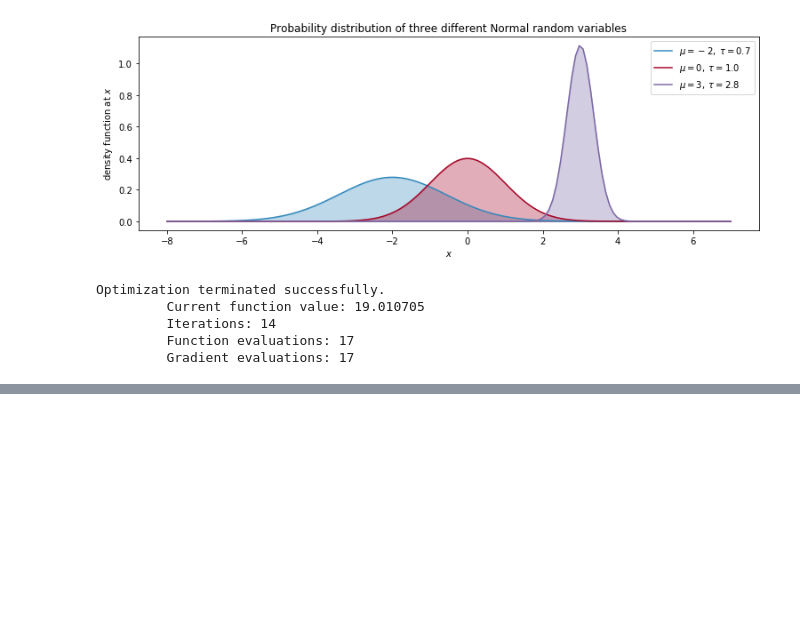
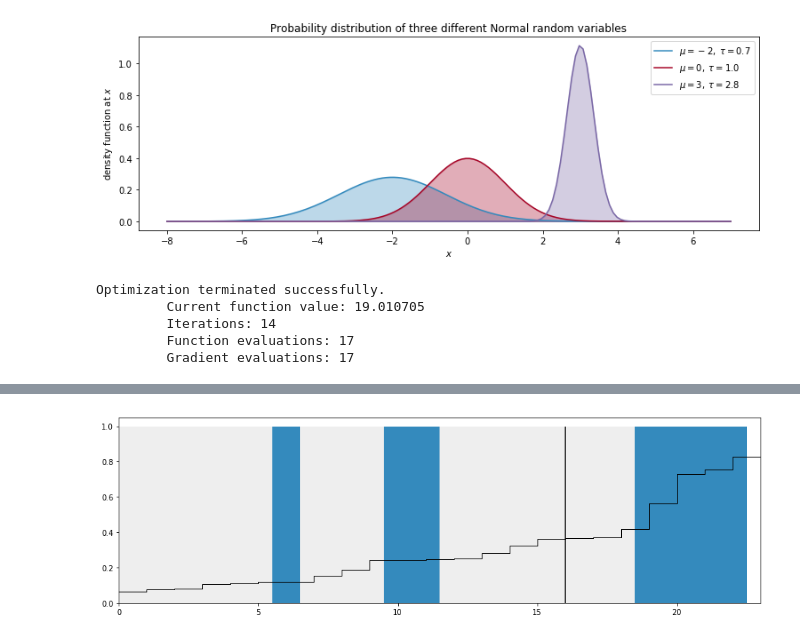
Before and after one commit to TanUkkii007/Probabilistic-Programming-and-Bayesian-Methods-for-Hackers, a Jupyter notebook: ch02/Ch2_MorePyMC_PyMC3.ipynb, the cells around one changed output, grey strips where cells are left out. Drawn from its saved outputs; the diff is of its cells as text; code cells hidden in the pictures; blank space fills up the shorter version.

```diff
--- a/ch02/Ch2_MorePyMC_PyMC3.ipynb
+++ b/ch02/Ch2_MorePyMC_PyMC3.ipynb
@@ -518,0 +554,5 @@ mquantiles(a, prob=[0.25, 0.5, 0.75], alphap=0.4, betap=0.4, axis=None, limit=()
+# %%
+posterior_probability = simulations.mean(axis=0)
+print("posterior prob of defect | realized defect ")
+for i in range(len(D)):
+    print("%.2f                                 |  %d" % (posterior_probability[i], D[i]))
@@ -518,0 +600,6 @@ mquantiles(a, prob=[0.25, 0.5, 0.75], alphap=0.4, betap=0.4, axis=None, limit=()
+# %%
+from separation_plot import separation_plot
+
+separation_plot(posterior_probability, D)
+# %% [output]
+[figure, added]
```
Also changed, not shown: parts of 26 cells of this notebook, 1 other file.
